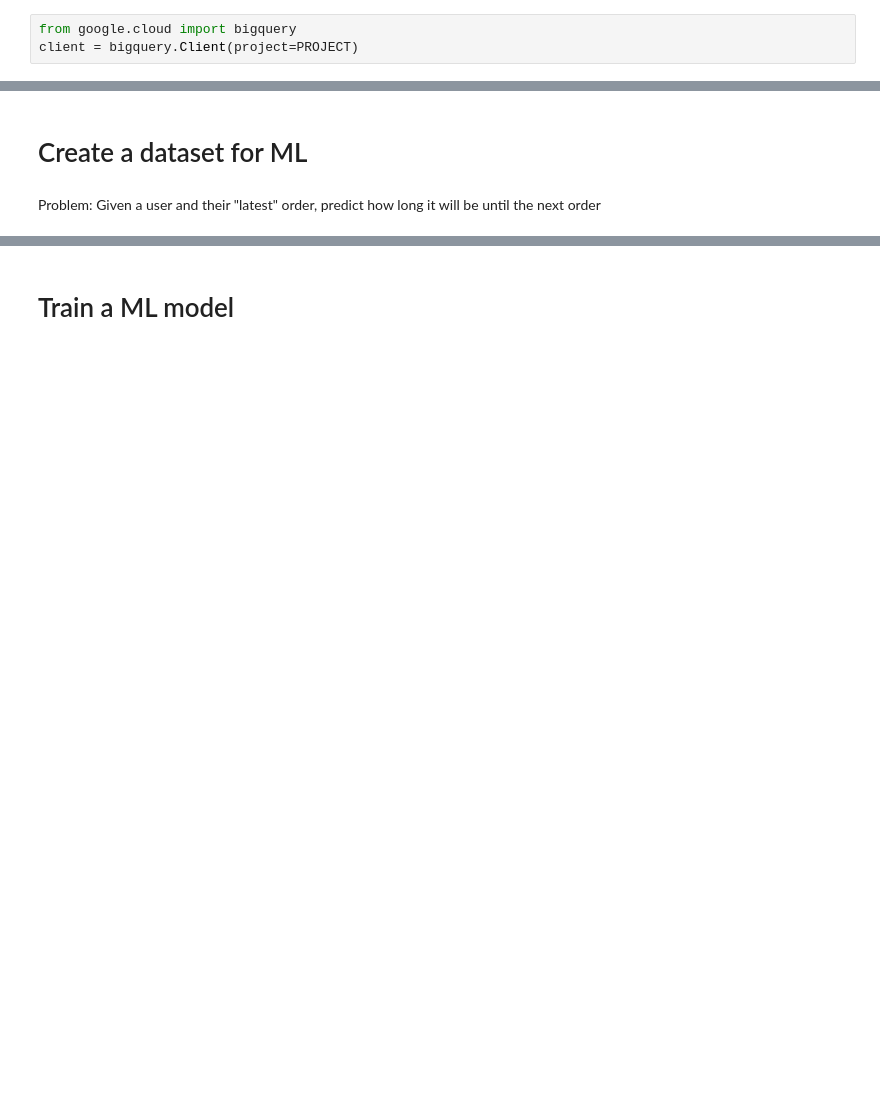
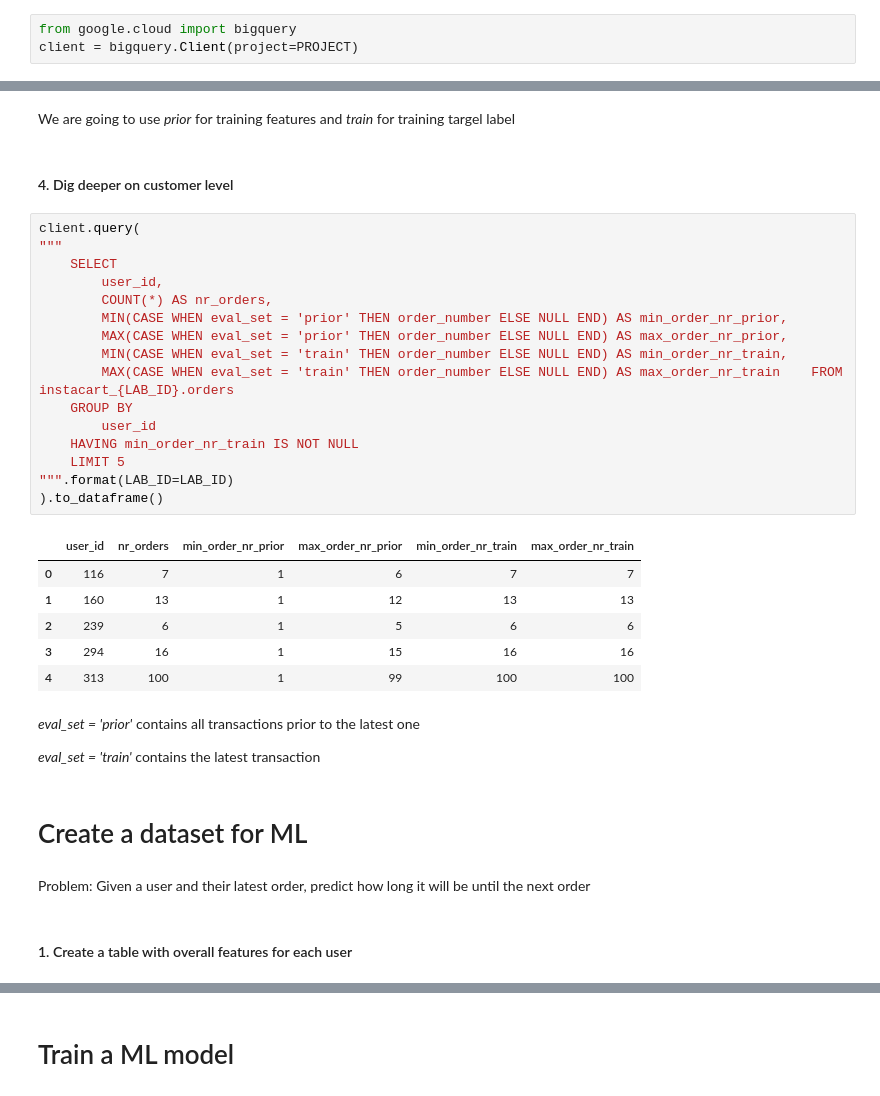
Before and after one commit to anerud/gcp-ml-pipeline-tutorial, a Jupyter notebook: instacart/ml_pipeline.ipynb, the cells around one changed output, grey strips where cells are left out. Saved outputs shown, nothing was run; the diff lists cells and outputs as text; blank space fills up the shorter version.

```diff
--- a/instacart/ml_pipeline.ipynb
+++ b/instacart/ml_pipeline.ipynb
@@ -104,5 +215,39 @@ print("Finished loading all tables!")
+# %% [markdown]
+We are going to use *prior* for training features and *train* for training targel label
+# %% [markdown]
+#### 4. Dig deeper on customer level
+# %%
+client.query(
+"""
+    SELECT
+        user_id,
+        COUNT(*) AS nr_orders,
+        MIN(CASE WHEN eval_set = 'prior' THEN order_number ELSE NULL END) AS min_order_nr_prior,
+        MAX(CASE WHEN eval_set = 'prior' THEN order_number ELSE NULL END) AS max_order_nr_prior,
+        MIN(CASE WHEN eval_set = 'train' THEN order_number ELSE NULL END) AS min_order_nr_train,
+        MAX(CASE WHEN eval_set = 'train' THEN order_number ELSE NULL END) AS max_order_nr_train    FROM instacart_{LAB_ID}.orders
+    GROUP BY
+        user_id
+    HAVING min_order_nr_train IS NOT NULL
+    LIMIT 5
+""".format(LAB_ID=LAB_ID)
+).to_dataframe()
+# %% [output]
+|  | user_id | nr_orders | min_order_nr_prior | max_order_nr_prior | min_order_nr_train | max_order_nr_train |
+| 0 | 116 | 7 | 1 | 6 | 7 | 7 |
+| 1 | 160 | 13 | 1 | 12 | 13 | 13 |
+| 2 | 239 | 6 | 1 | 5 | 6 | 6 |
+| 3 | 294 | 16 | 1 | 15 | 16 | 16 |
+| 4 | 313 | 100 | 1 | 99 | 100 | 100 |
+# %% [markdown]
+*eval_set = 'prior'* contains all transactions prior to the latest one
+
+*eval_set = 'train'* contains the latest transaction
 # %% [markdown]
 # Create a dataset for ML
 # %% [markdown]
-Problem: Given a user and their "latest" order, predict how long it will be until the next order
+Problem:
+Given a user and their latest order, predict how long it will be until the next order
+# %% [markdown]
+#### 1. Create a table with overall features for each user
 # %%
```
Also changed, not shown: parts of 58 cells of this notebook.
